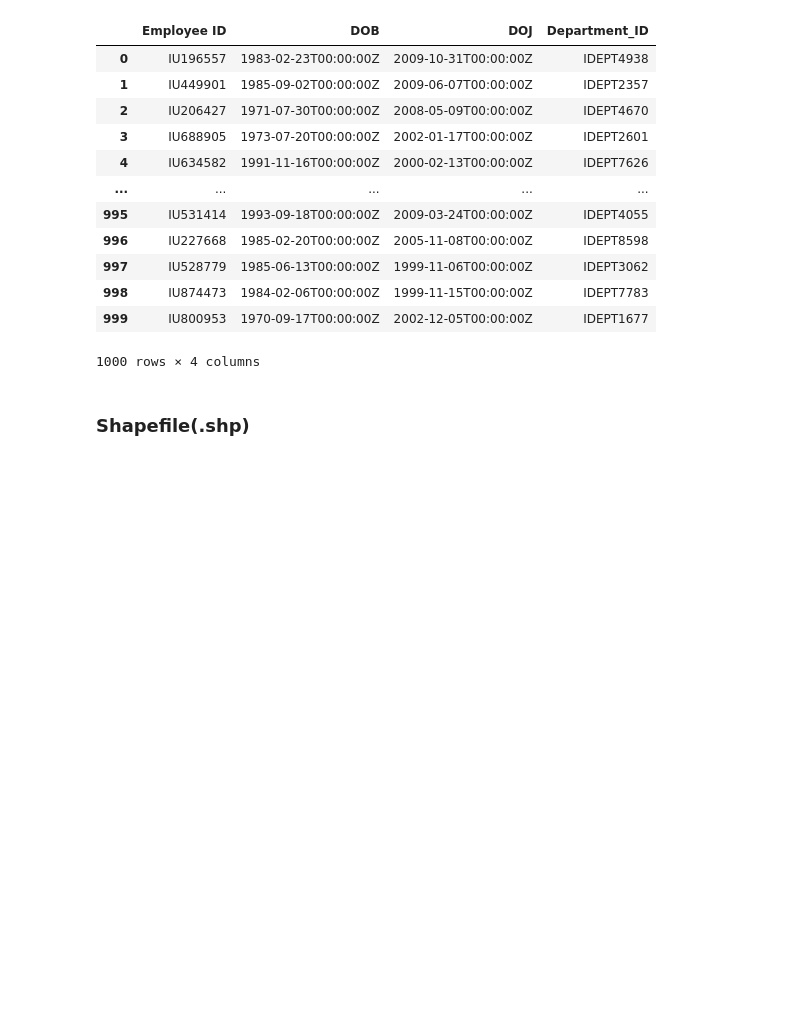
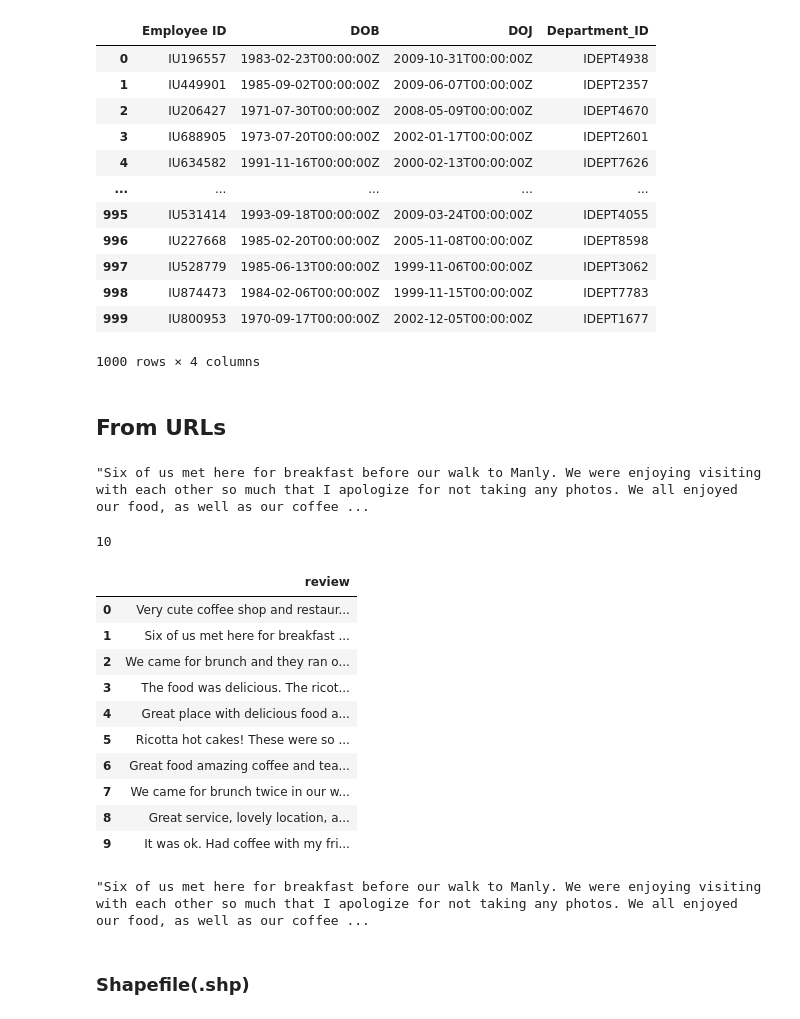
Before and after one commit to aghoshpro/myProjects, a Jupyter notebook: myDockerPyEnv/notebooks/checkFirst.ipynb, the cells around one changed output. Drawn from its saved outputs; the diff is of its cells as text; code cells hidden in the pictures; blank space fills up the shorter version.

```diff
--- a/myDockerPyEnv/notebooks/checkFirst.ipynb
+++ b/myDockerPyEnv/notebooks/checkFirst.ipynb
@@ -155,6 +178,41 @@ dfEmp
 | 998 | IU874473 | 1984-02-06T00:00:00Z | 1999-11-15T00:00:00Z | IDEPT7783 |
 | 999 | IU800953 | 1970-09-17T00:00:00Z | 2002-12-05T00:00:00Z | IDEPT1677 |
 1000 rows × 4 columns
+# %% [markdown]
+## From URLs
+# %%
+r = requests.get('https://www.yelp.com/biz/social-brew-cafe-pyrmont') # from yelp
+soup = BeautifulSoup(r.text, 'html.parser')
+regex = re.compile('.*comment.*')
+results = soup.find_all('p', {'class':regex})
+reviews = [result.text for result in results]
+# %%
+reviews[1]
+# %% [output]
+"Six of us met here for breakfast before our walk to Manly. We were enjoying visiting with each other so much that I apologize for not taking any photos. We all enjoyed our food, as well as our coffee ...
+# %%
+len(reviews) # 10 reviews
+# %% [output]
+10
+# %%
+dfReviews = pd.DataFrame(np.array(reviews), columns=['review'])
+dfReviews
+# %% [output]
+|  | review |
+| 0 | Very cute coffee shop and restaur... |
+| 1 | Six of us met here for breakfast ... |
+| 2 | We came for brunch and they ran o... |
+| 3 | The food was delicious. The ricot... |
+| 4 | Great place with delicious food a... |
+| 5 | Ricotta hot cakes! These were so ... |
+| 6 | Great food amazing coffee and tea... |
+| 7 | We came for brunch twice in our w... |
+| 8 | Great service, lovely location, a... |
+| 9 | It was ok. Had coffee with my fri... |
+# %%
+dfReviews['review'].iloc[1]
+# %% [output]
+"Six of us met here for breakfast before our walk to Manly. We were enjoying visiting with each other so much that I apologize for not taking any photos. We all enjoyed our food, as well as our coffee ...
 # %% [markdown]
 ### Shapefile(.shp)
 # %%
```
Also changed, not shown: parts of 7 cells of this notebook.
